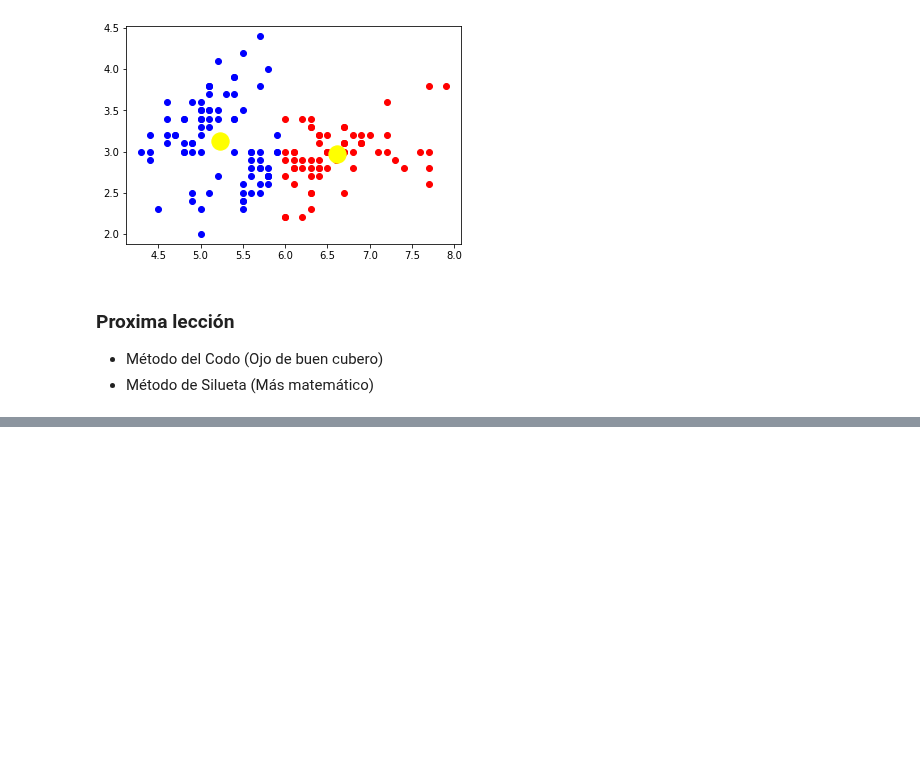
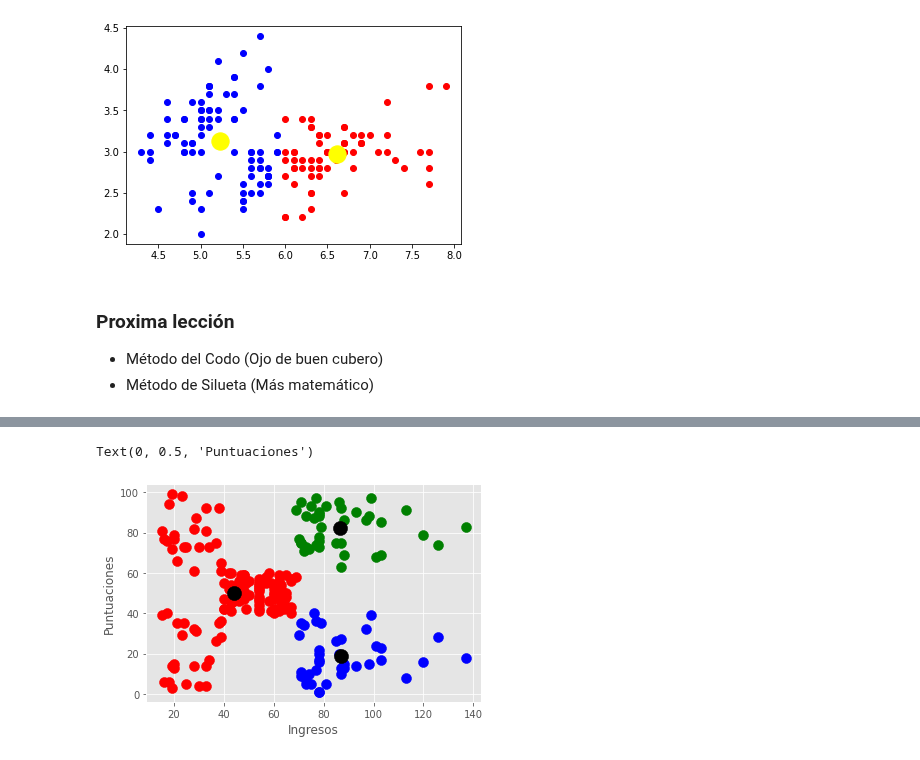
Before and after one commit to felixballestergoytia/Bootcamp_Sep2022, a Jupyter notebook: K-Means/kmeans.ipynb, the cells around one changed output, grey strips where cells are left out. Cells and saved outputs as stored; diff of their text form; code cells hidden in the pictures; blank space fills up the shorter version.

```diff
--- a/K-Means/kmeans.ipynb
+++ b/K-Means/kmeans.ipynb
@@ -102,0 +156,4 @@ plt.scatter(kmedias1.cluster_centers_[:,0],kmedias1.cluster_centers_[:,1],c="yel
+# %%
+kmeans=KMeans(n_clusters=3,max_iter=100,random_state=42)
+# %%
+cluster=kmeans.fit_predict(df.iloc[:,[3,4]])
@@ -102,0 +173,11 @@ plt.scatter(kmedias1.cluster_centers_[:,0],kmedias1.cluster_centers_[:,1],c="yel
+# %%
+X=df.iloc[:,[3,4]].values
+plt.scatter(X[cluster==0,0],X[cluster==0,1],s=100,c="red",label="Bajos")
+plt.scatter(X[cluster==1,0],X[cluster==1,1],s=100,c="blue",label="Medios")
+plt.scatter(X[cluster==2,0],X[cluster==2,1],s=100,c="green",label="Altos")
+plt.scatter(kmeans.cluster_centers_[:,0],kmeans.cluster_centers_[:,1],s=200,c="black",label="Centroides")
+plt.xlabel("Ingresos")
+plt.ylabel("Puntuaciones")
+# %% [output]
+Text(0, 0.5, 'Puntuaciones')
+[figure, added]
```
Also changed, not shown: parts of 8 cells of this notebook.
